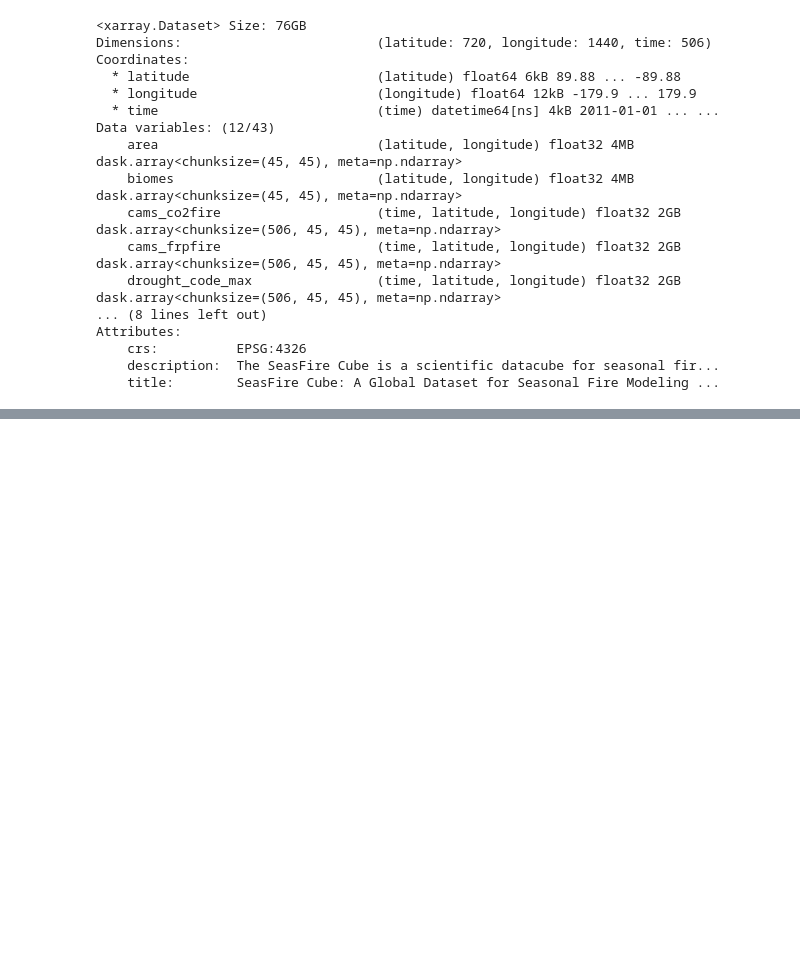
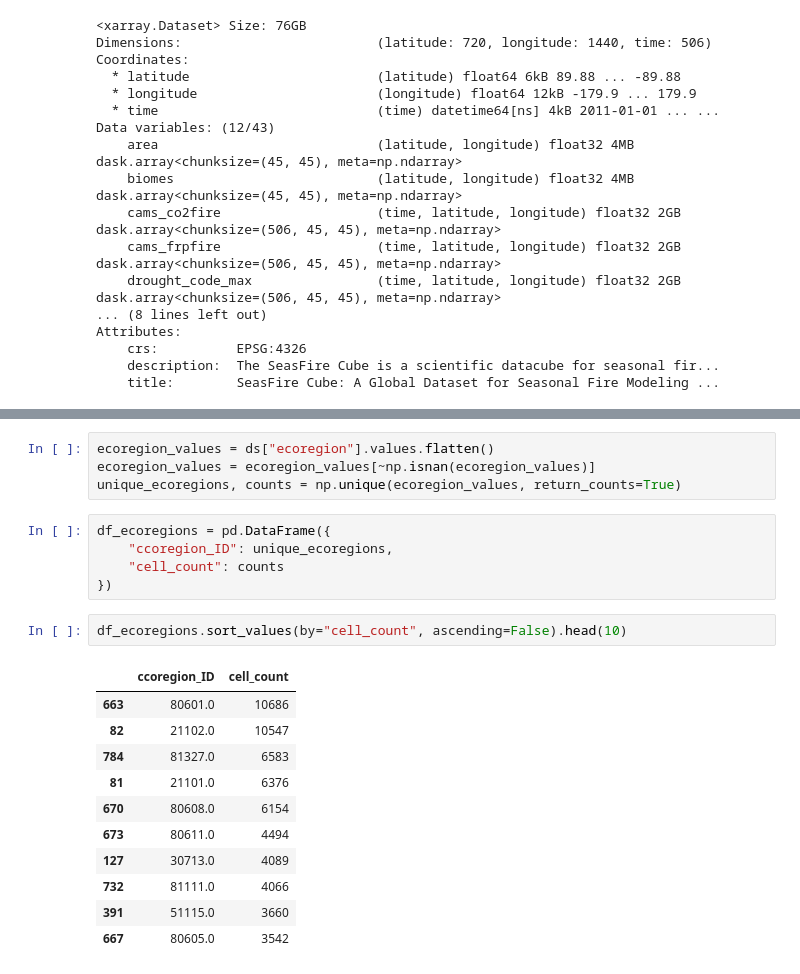
Before and after one commit to yashkher-123/transferability-through-representations, a Jupyter notebook: data/agglomeration_clustering_setup.ipynb, the cells around one changed output, grey strips where cells are left out. Saved outputs shown, nothing was run; the diff lists cells and outputs as text; blank space fills up the shorter version.

```diff
--- a/data/agglomeration_clustering.ipynb
+++ b/data/agglomeration_clustering_setup.ipynb
@@ -33,0 +73,23 @@ Attributes:
+# %%
+ecoregion_values = ds["ecoregion"].values.flatten()
+ecoregion_values = ecoregion_values[~np.isnan(ecoregion_values)]
+unique_ecoregions, counts = np.unique(ecoregion_values, return_counts=True)
+# %%
+df_ecoregions = pd.DataFrame({
+    "ccoregion_ID": unique_ecoregions,
+    "cell_count": counts
+})
+# %%
+df_ecoregions.sort_values(by="cell_count", ascending=False).head(10)
+# %% [output]
+|  | ccoregion_ID | cell_count |
+| 663 | 80601.0 | 10686 |
+| 82 | 21102.0 | 10547 |
+| 784 | 81327.0 | 6583 |
+| 81 | 21101.0 | 6376 |
+| 670 | 80608.0 | 6154 |
+| 673 | 80611.0 | 4494 |
+| 127 | 30713.0 | 4089 |
+| 732 | 81111.0 | 4066 |
+| 391 | 51115.0 | 3660 |
+| 667 | 80605.0 | 3542 |
```
Also changed, not shown: parts of 13 cells of this notebook.
